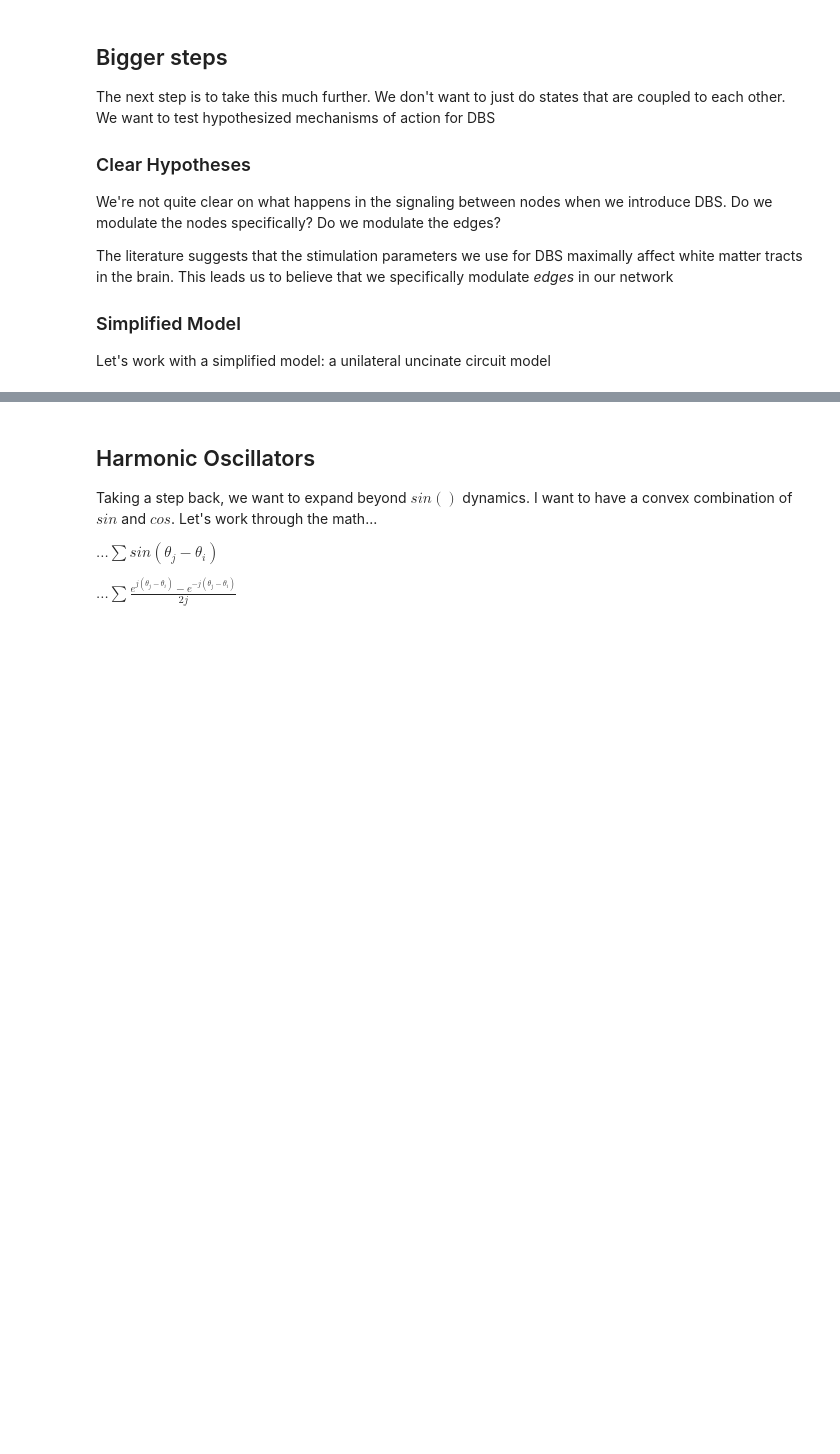
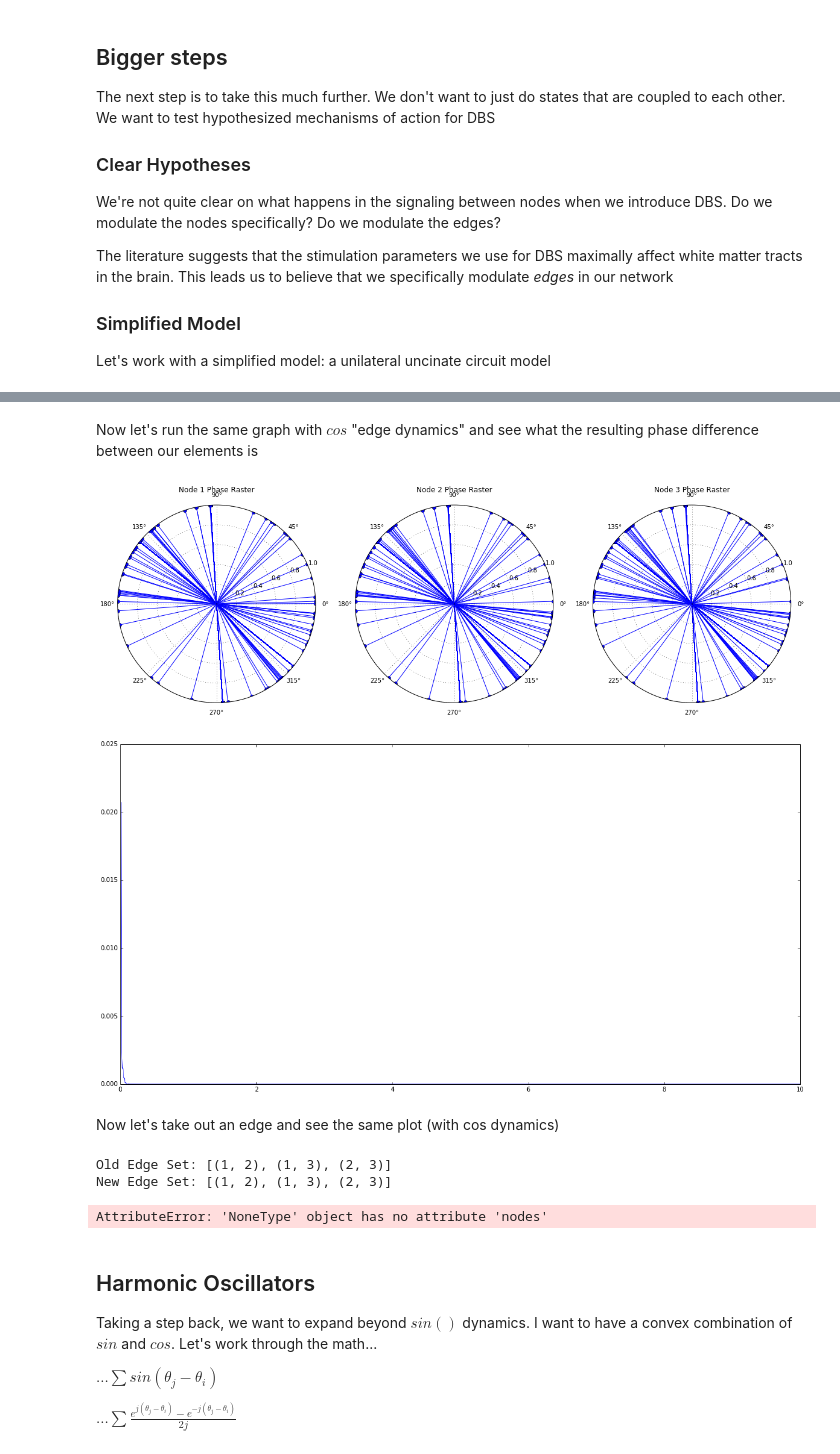
Before and after one commit to virati/KuramotoDBS, a Jupyter notebook: Kuramoto Modeling of Uncinate Fasciculus.ipynb, the cells around one changed output, grey strips where cells are left out. Drawn from its saved outputs; the diff is of its cells as text; code cells hidden in the pictures; blank space fills up the shorter version.

```diff
--- a/Kuramoto Modeling of Uncinate Fasciculus.ipynb
+++ b/Kuramoto Modeling of Uncinate Fasciculus.ipynb
@@ -200,3 +227,25 @@ plt.show()
+# %% [markdown]
+Now let's run the same graph with $cos$ "edge dynamics" and see what the resulting phase difference between our elements is
+# %%
+run_KM(G,nm.cos)
+# %% [output]
+[figure, added]
+[figure, added]
+# %% [markdown]
+Now let's take out an edge and see the same plot (with cos dynamics)
+# %%
+import copy
+
+print('Old Edge Set: ' + str(G.edges()))
+P = copy.deepcopy(G)
+P = P.remove_edge(1,3)
+print('New Edge Set: ' + str(G.edges()))
+
+run_KM(P,nm.cos)
+# %% [output]
+Old Edge Set: [(1, 2), (1, 3), (2, 3)]
+New Edge Set: [(1, 2), (1, 3), (2, 3)]
+AttributeError: 'NoneType' object has no attribute 'nodes'
 # %% [markdown]
 ## Harmonic Oscillators
 
```
Also changed, not shown: parts of 10 cells of this notebook.
